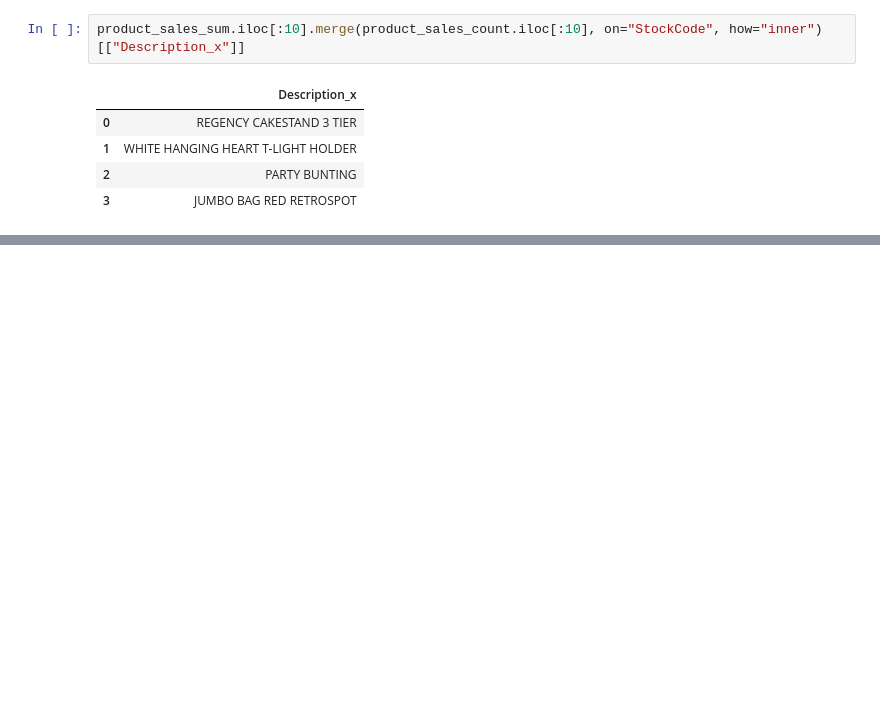
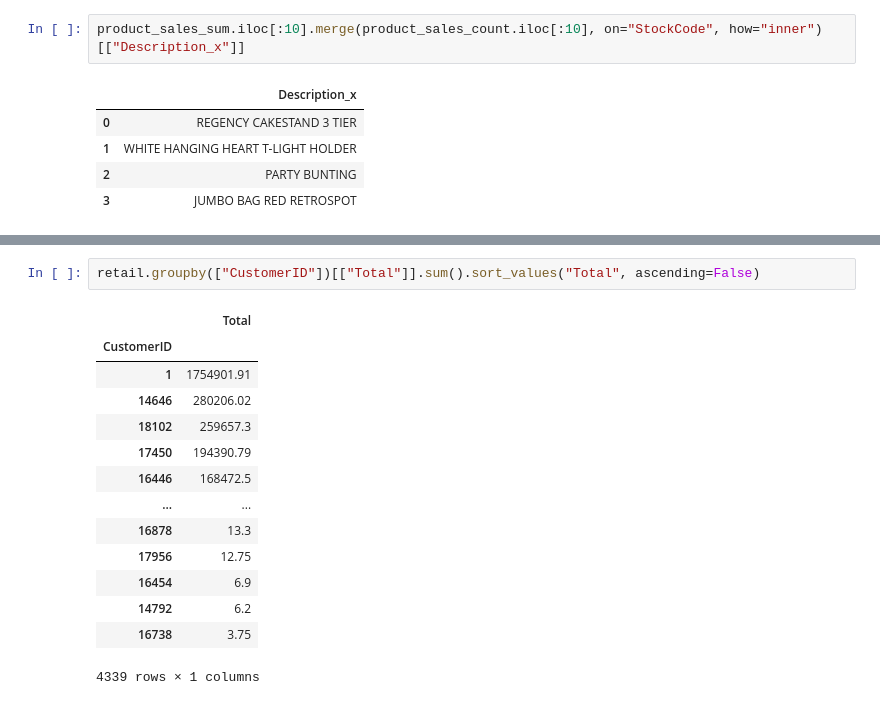
Before and after one commit to JakubKrz25/Online-Retail-Python-analysis, a Jupyter notebook: Online_retail- analysis.ipynb, the cells around one changed output, grey strips where cells are left out. Cells and saved outputs as stored; diff of their text form; blank space fills up the shorter version.

```diff
--- a/Online_retail- analysis.ipynb
+++ b/Online_retail- analysis.ipynb
@@ -427,0 +437,17 @@ product_sales_sum.iloc[:10].merge(product_sales_count.iloc[:10], on="StockCode",
+# %%
+retail.groupby(["CustomerID"])[["Total"]].sum().sort_values("Total", ascending=False)
+# %% [output]
+|  | Total |
+| CustomerID |  |
+| 1 | 1754901.91 |
+| 14646 | 280206.02 |
+| 18102 | 259657.3 |
+| 17450 | 194390.79 |
+| 16446 | 168472.5 |
+| ... | ... |
+| 16878 | 13.3 |
+| 17956 | 12.75 |
+| 16454 | 6.9 |
+| 14792 | 6.2 |
+| 16738 | 3.75 |
+4339 rows × 1 columns
```
Also changed, not shown: parts of 7 cells of this notebook.
